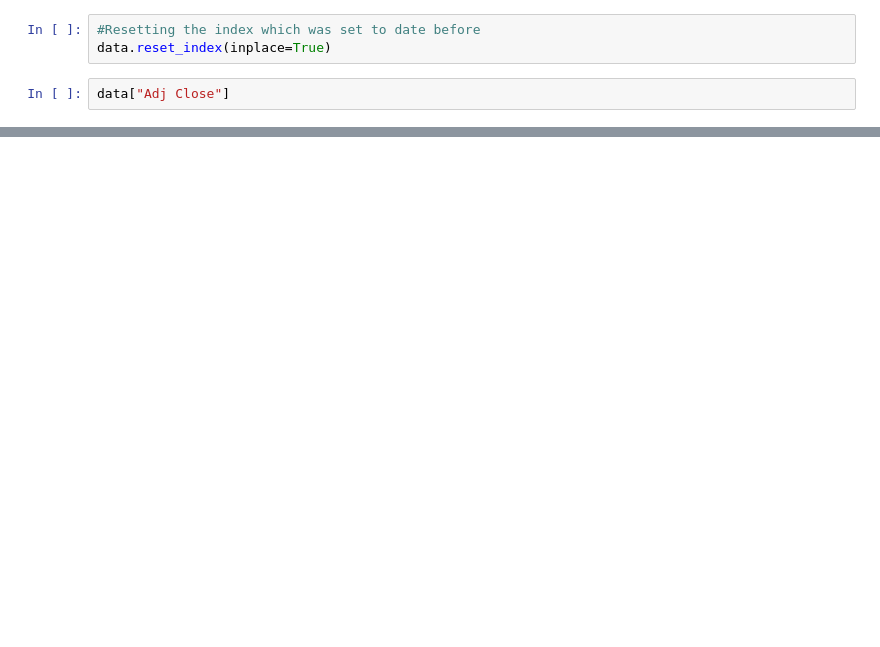
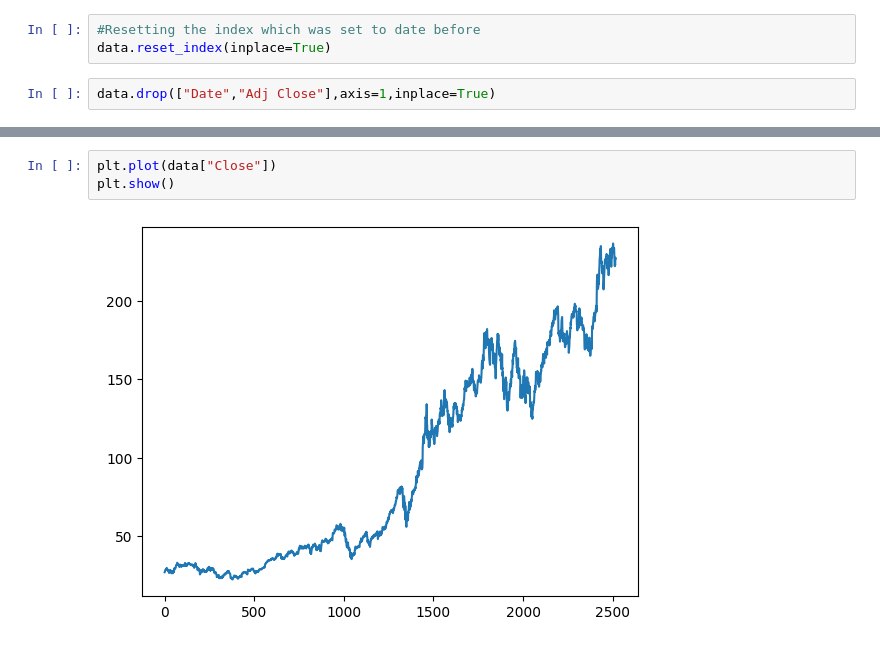
Before and after one commit to Rohan01346/Stock-Price-Prediction, a Jupyter notebook: work.ipynb, the cells around one changed output, grey strips where cells are left out. Cells and saved outputs as stored; diff of their text form; blank space fills up the shorter version.

```diff
--- a/work.ipynb
+++ b/work.ipynb
@@ -28,4 +29,4 @@ data
 #Resetting the index which was set to date before
 data.reset_index(inplace=True)
 # %%
-data["Adj Close"]
+data.drop(["Date","Adj Close"],axis=1,inplace=True)
@@ -44,0 +58,5 @@ Name: Adj Close, Length: 2516, dtype: float64
+# %%
+plt.plot(data["Close"])
+plt.show()
+# %% [output]
+[figure, added]
```
Also changed, not shown: parts of 30 cells of this notebook, 5 other files.
